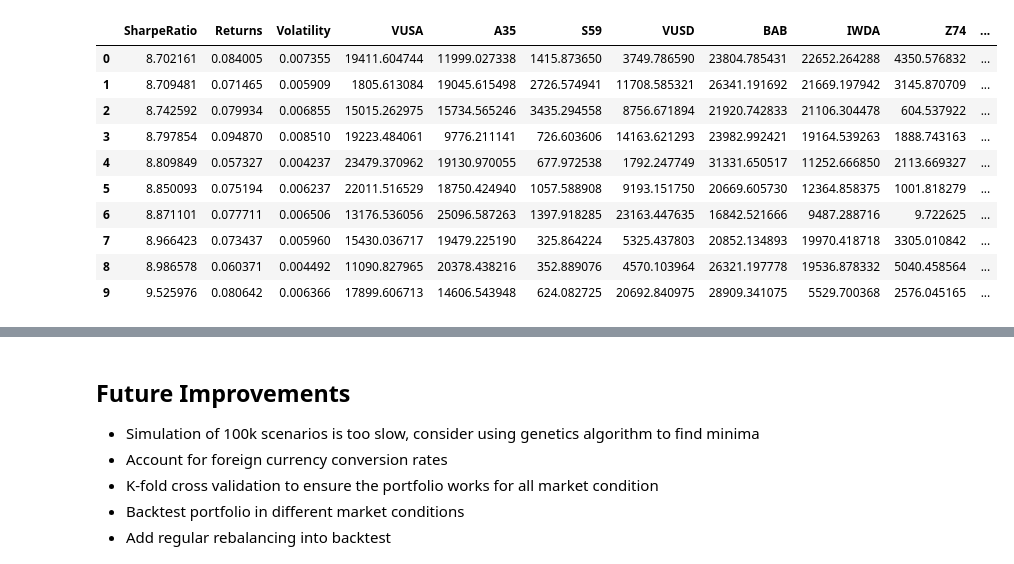
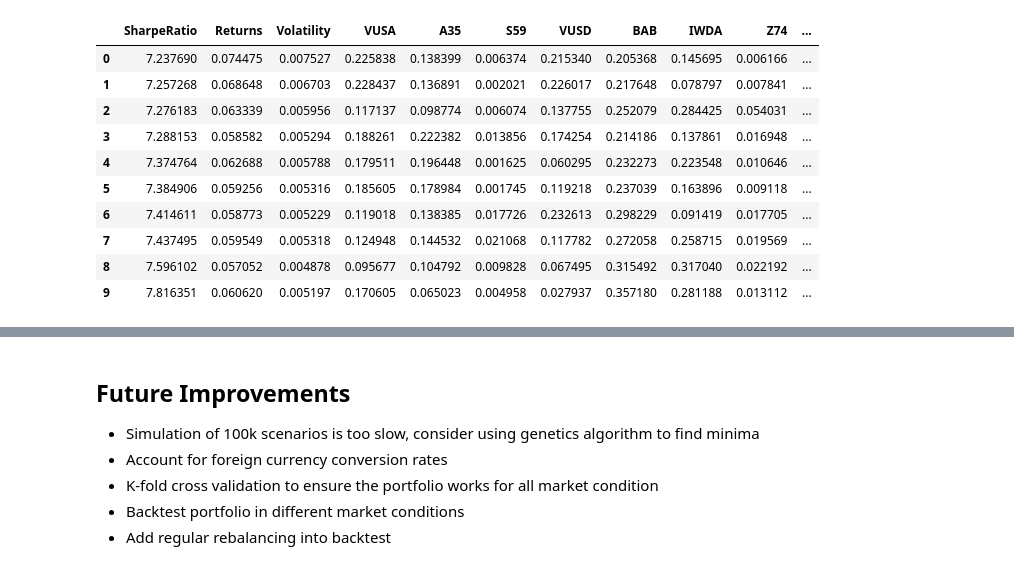
Before and after one commit to yehjxraymond/portfolio-optimisation, a Jupyter notebook: Portfolio Optimisation.ipynb, the cells around one changed output, grey strips where cells are left out. Cells and saved outputs as stored; diff of their text form; code cells hidden in the pictures.

```diff
--- a/Portfolio Optimisation.ipynb
+++ b/Portfolio Optimisation.ipynb
@@ -31,6 +30,6 @@ def commonInterval(tickers):
 # %%
 # Load these stocks
-stockNames = ["VUSA", "A35", "S59", "VUSD", "BAB", "IWDA", "Z74", "ES3", "VWRD", "BTC"]
+stockNames = ["VUSA", "A35", "S59", "VUSD", "BAB", "IWDA", "Z74", "ES3", "VWRD"]
 stocks = list(
     map(
         lambda x: removeNonTradingDays(
@@ -39,4 +38,5 @@ stocks = list(
         stockNames,
     )
 )
+commonInterval(stocks)
 # %% [output]
@@ -155,7 +150,7 @@ simVols = []
 simSharpes = []
 
 for i in range(noSimulations):
-    weights = randomWeight(10)
+    weights = randomWeight(len(stockNames))
     simWeights.append(weights)
     ret = expectedPortfolioRet(returns, weights)
     var = expectedPortfolioVar(returns, weights)
@@ -201,25 +196,23 @@ pd.DataFrame(results, columns=["SharpeRatio", "Returns", "Volatility"] + stockNa
 # %%
 # Get top 10 portfolio with highest sharpe
 sortedIndices = np.argsort(simSharpes)[-10:]
 
 results = []
 for x in sortedIndices:
-    results.append(
-        np.insert(simWeights[x] * 100000, 0, [simSharpes[x], simRets[x], simVols[x]])
-    )
+    results.append(np.insert(simWeights[x], 0, [simSharpes[x], simRets[x], simVols[x]]))
 pd.DataFrame(results, columns=["SharpeRatio", "Returns", "Volatility"] + stockNames)
 # %% [output]
 |  | SharpeRatio | Returns | Volatility | VUSA | A35 | S59 | VUSD | BAB | IWDA | Z74 | ... |
-| 0 | 8.702161 | 0.084005 | 0.007355 | 19411.604744 | 11999.027338 | 1415.873650 | 3749.786590 | 23804.785431 | 22652.264288 | 4350.576832 | ... |
-| 1 | 8.709481 | 0.071465 | 0.005909 | 1805.613084 | 19045.615498 | 2726.574941 | 11708.585321 | 26341.191692 | 21669.197942 | 3145.870709 | ... |
-| 2 | 8.742592 | 0.079934 | 0.006855 | 15015.262975 | 15734.565246 | 3435.294558 | 8756.671894 | 21920.742833 | 21106.304478 | 604.537922 | ... |
-| 3 | 8.797854 | 0.094870 | 0.008510 | 19223.484061 | 9776.211141 | 726.603606 | 14163.621293 | 23982.992421 | 19164.539263 | 1888.743163 | ... |
-| 4 | 8.809849 | 0.057327 | 0.004237 | 23479.370962 | 19130.970055 | 677.972538 | 1792.247749 | 31331.650517 | 11252.666850 | 2113.669327 | ... |
-| 5 | 8.850093 | 0.075194 | 0.006237 | 22011.516529 | 18750.424940 | 1057.588908 | 9193.151750 | 20669.605730 | 12364.858375 | 1001.818279 | ... |
-| 6 | 8.871101 | 0.077711 | 0.006506 | 13176.536056 | 25096.587263 | 1397.918285 | 23163.447635 | 16842.521666 | 9487.288716 | 9.722625 | ... |
-| 7 | 8.966423 | 0.073437 | 0.005960 | 15430.036717 | 19479.225190 | 325.864224 | 5325.437803 | 20852.134893 | 19970.418718 | 3305.010842 | ... |
-| 8 | 8.986578 | 0.060371 | 0.004492 | 11090.827965 | 20378.438216 | 352.889076 | 4570.103964 | 26321.197778 | 19536.878332 | 5040.458564 | ... |
-| 9 | 9.525976 | 0.080642 | 0.006366 | 17899.606713 | 14606.543948 | 624.082725 | 20692.840975 | 28909.341075 | 5529.700368 | 2576.045165 | ... |
+| 0 | 7.237690 | 0.074475 | 0.007527 | 0.225838 | 0.138399 | 0.006374 | 0.215340 | 0.205368 | 0.145695 | 0.006166 | ... |
+| 1 | 7.257268 | 0.068648 | 0.006703 | 0.228437 | 0.136891 | 0.002021 | 0.226017 | 0.217648 | 0.078797 | 0.007841 | ... |
+| 2 | 7.276183 | 0.063339 | 0.005956 | 0.117137 | 0.098774 | 0.006074 | 0.137755 | 0.252079 | 0.284425 | 0.054031 | ... |
+| 3 | 7.288153 | 0.058582 | 0.005294 | 0.188261 | 0.222382 | 0.013856 | 0.174254 | 0.214186 | 0.137861 | 0.016948 | ... |
+| 4 | 7.374764 | 0.062688 | 0.005788 | 0.179511 | 0.196448 | 0.001625 | 0.060295 | 0.232273 | 0.223548 | 0.010646 | ... |
+| 5 | 7.384906 | 0.059256 | 0.005316 | 0.185605 | 0.178984 | 0.001745 | 0.119218 | 0.237039 | 0.163896 | 0.009118 | ... |
+| 6 | 7.414611 | 0.058773 | 0.005229 | 0.119018 | 0.138385 | 0.017726 | 0.232613 | 0.298229 | 0.091419 | 0.017705 | ... |
+| 7 | 7.437495 | 0.059549 | 0.005318 | 0.124948 | 0.144532 | 0.021068 | 0.117782 | 0.272058 | 0.258715 | 0.019569 | ... |
+| 8 | 7.596102 | 0.057052 | 0.004878 | 0.095677 | 0.104792 | 0.009828 | 0.067495 | 0.315492 | 0.317040 | 0.022192 | ... |
+| 9 | 7.816351 | 0.060620 | 0.005197 | 0.170605 | 0.065023 | 0.004958 | 0.027937 | 0.357180 | 0.281188 | 0.013112 | ... |
 [interactive output not drawn]
 # %% [markdown]
 ## Future Improvements
```
Also changed, not shown: parts of 12 cells of this notebook, 7 other files.
